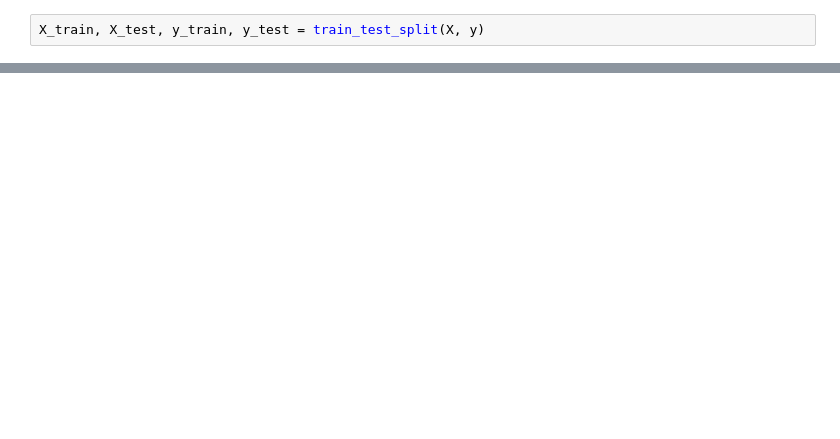
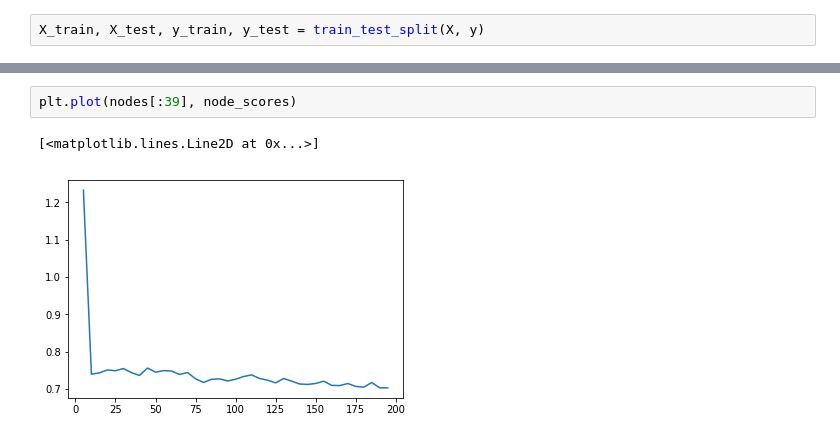
Before and after one commit to dtimokhi/project2Data401, a Jupyter notebook: Untitled.ipynb, the cells around one changed output, grey strips where cells are left out. Cells and saved outputs as stored; diff of their text form; blank space fills up the shorter version.

```diff
--- a/Untitled.ipynb
+++ b/Untitled.ipynb
@@ -271,0 +387,5 @@ predicted = model.predict(X_test)
+# %%
+plt.plot(nodes[:39], node_scores)
+# %% [output]
+[<matplotlib.lines.Line2D at 0x...>]
+[figure, added]
```
Also changed, not shown: parts of 25 cells of this notebook, 1 other file.
